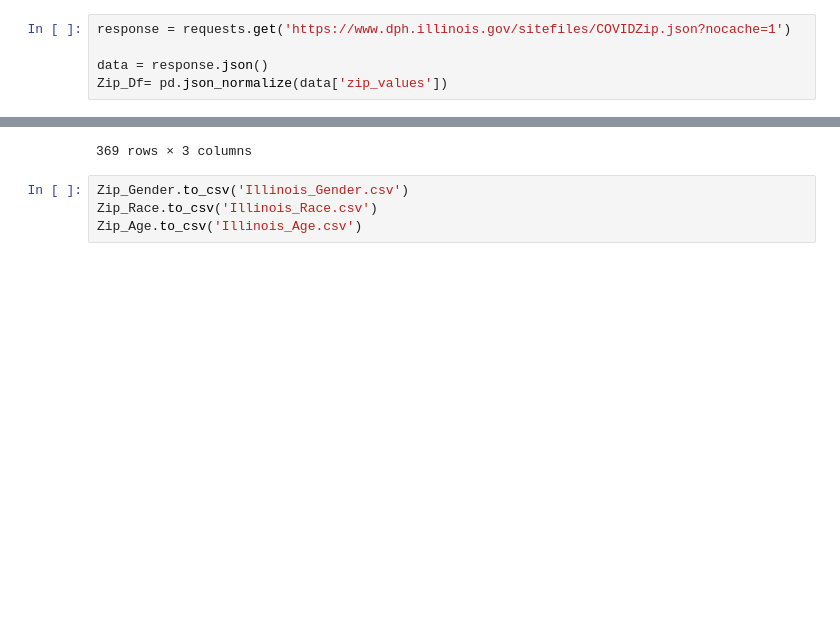
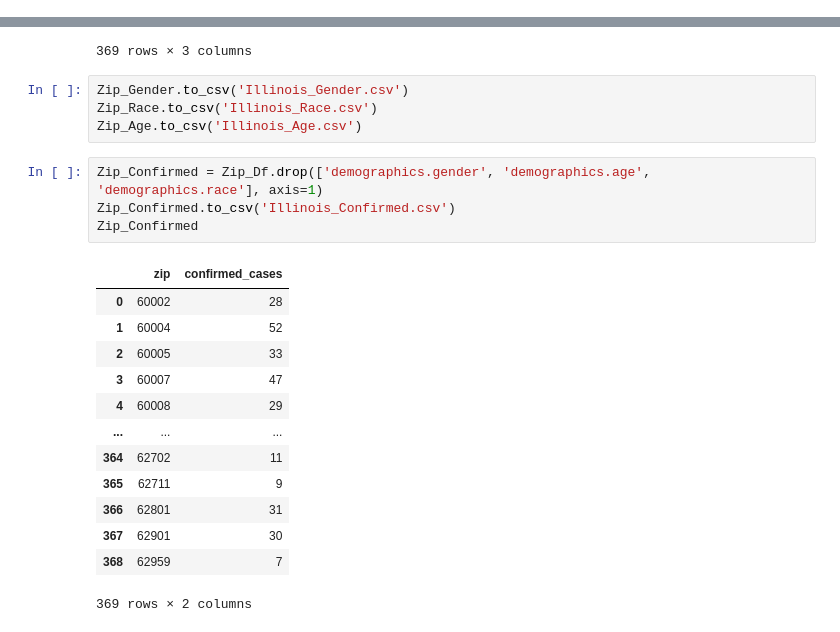
Before and after one commit to skennedy18/CovidProject, a Jupyter notebook: Illinois Json.ipynb, the cells around one changed output, grey strips where cells are left out. Saved outputs shown, nothing was run; the diff lists cells and outputs as text; blank space fills up the shorter version.

Commit message:
made changes to illinois data and added heatmap of corona cases in Output folder

```diff
--- a/Illinois Json.ipynb
+++ b/Illinois Json.ipynb
@@ -3,8 +3,3 @@ import requests
 import pandas as pd
 import matplotlib as plt
 import json
-# %%
-response = requests.get('https://www.dph.illinois.gov/sitefiles/COVIDZip.json?nocache=1')
-
-data = response.json()
-Zip_Df= pd.json_normalize(data['zip_values'])
@@ -103,3 +102,21 @@ Zip_Gender
 Zip_Gender.to_csv('Illinois_Gender.csv')
 Zip_Race.to_csv('Illinois_Race.csv')
 Zip_Age.to_csv('Illinois_Age.csv')
+# %%
+Zip_Confirmed = Zip_Df.drop(['demographics.gender', 'demographics.age', 'demographics.race'], axis=1)
+Zip_Confirmed.to_csv('Illinois_Confirmed.csv')
+Zip_Confirmed
+# %% [output]
+|  | zip | confirmed_cases |
+| 0 | 60002 | 28 |
+| 1 | 60004 | 52 |
+| 2 | 60005 | 33 |
+| 3 | 60007 | 47 |
+| 4 | 60008 | 29 |
+| ... | ... | ... |
+| 364 | 62702 | 11 |
+| 365 | 62711 | 9 |
+| 366 | 62801 | 31 |
+| 367 | 62901 | 30 |
+| 368 | 62959 | 7 |
+369 rows × 2 columns
```
Also changed, not shown: parts of 2 cells of this notebook, 10 other files.
